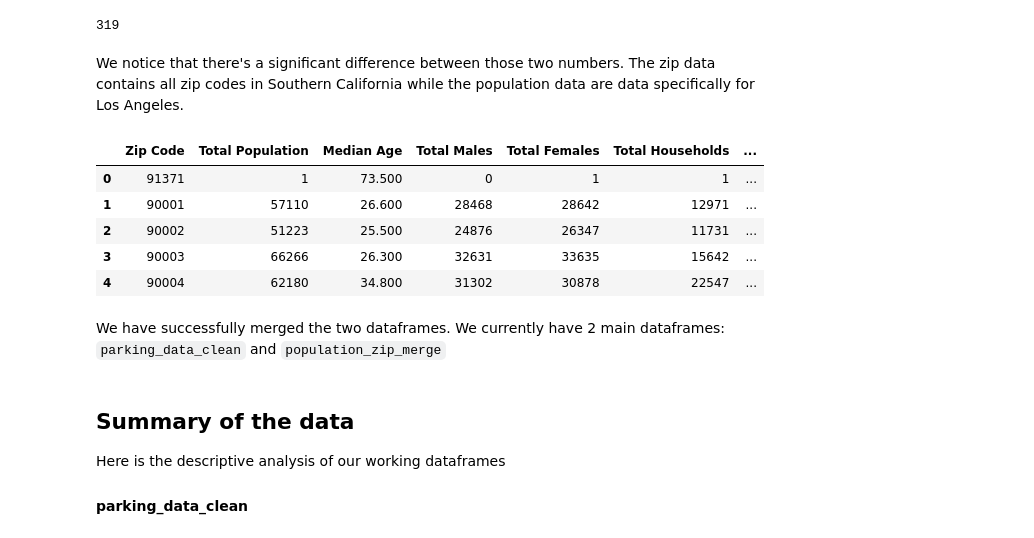
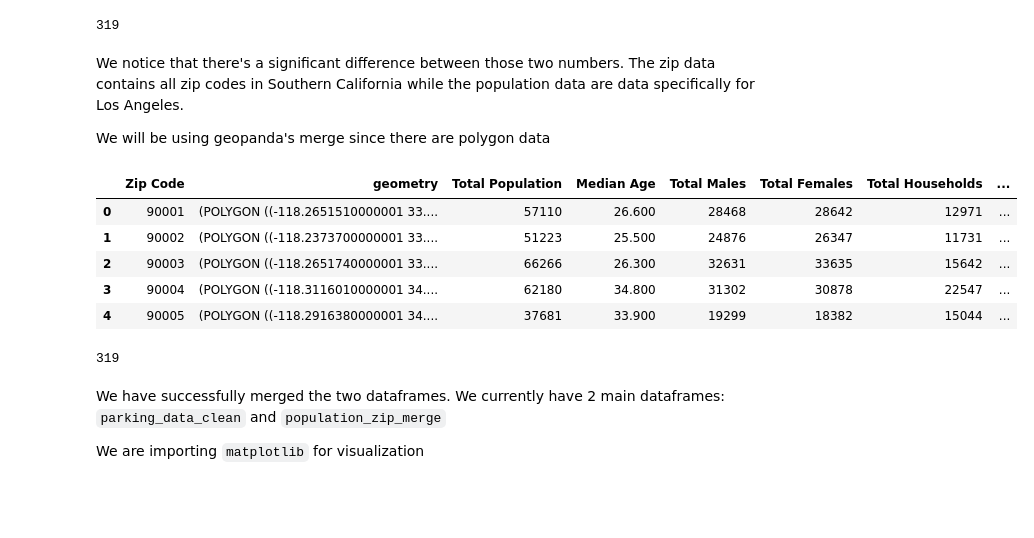
Before and after one commit to simawn/COMP499-Parking-Data-Analytics, a Jupyter notebook: Parking Data Analytics.ipynb, the cells around one changed output. Cells and saved outputs as stored; diff of their text form; code cells hidden in the pictures; blank space fills up the shorter version.

```diff
--- a/Parking Data Analytics.ipynb
+++ b/Parking Data Analytics.ipynb
@@ -487,20 +510,23 @@ len(population_data_clean)
 319
 # %% [markdown]
 We notice that there's a significant difference between those two numbers. The zip data contains all zip codes in Southern California while the population data are data specifically for Los Angeles.
+
+We will be using geopanda's merge since there are polygon data
 # %%
-population_zip_merge = pd.merge(population_data_clean, zip_data_clean, on='Zip Code', how='inner')
+population_zip_merge = zip_data_clean.merge(population_data_clean, on='Zip Code')
 population_zip_merge.head()
 # %% [output]
-|  | Zip Code | Total Population | Median Age | Total Males | Total Females | Total Households | ... |
-| 0 | 91371 | 1 | 73.500 | 0 | 1 | 1 | ... |
-| 1 | 90001 | 57110 | 26.600 | 28468 | 28642 | 12971 | ... |
-| 2 | 90002 | 51223 | 25.500 | 24876 | 26347 | 11731 | ... |
-| 3 | 90003 | 66266 | 26.300 | 32631 | 33635 | 15642 | ... |
-| 4 | 90004 | 62180 | 34.800 | 31302 | 30878 | 22547 | ... |
+|  | Zip Code | geometry | Total Population | Median Age | Total Males | Total Females | Total Households | ... |
+| 0 | 90001 | (POLYGON ((-118.2651510000001 33.... | 57110 | 26.600 | 28468 | 28642 | 12971 | ... |
+| 1 | 90002 | (POLYGON ((-118.2373700000001 33.... | 51223 | 25.500 | 24876 | 26347 | 11731 | ... |
+| 2 | 90003 | (POLYGON ((-118.2651740000001 33.... | 66266 | 26.300 | 32631 | 33635 | 15642 | ... |
+| 3 | 90004 | (POLYGON ((-118.3116010000001 34.... | 62180 | 34.800 | 31302 | 30878 | 22547 | ... |
+| 4 | 90005 | (POLYGON ((-118.2916380000001 34.... | 37681 | 33.900 | 19299 | 18382 | 15044 | ... |
+# %%
+len(population_zip_merge)
+# %% [output]
+319
 # %% [markdown]
 We have successfully merged the two dataframes. We currently have 2 main dataframes: `parking_data_clean` and `population_zip_merge`
+
+We are importing `matplotlib` for visualization
-# %% [markdown]
-## Summary of the data
-Here is the descriptive analysis of our working dataframes
-
-#### parking_data_clean
```
Also changed, not shown: parts of 23 cells of this notebook.
